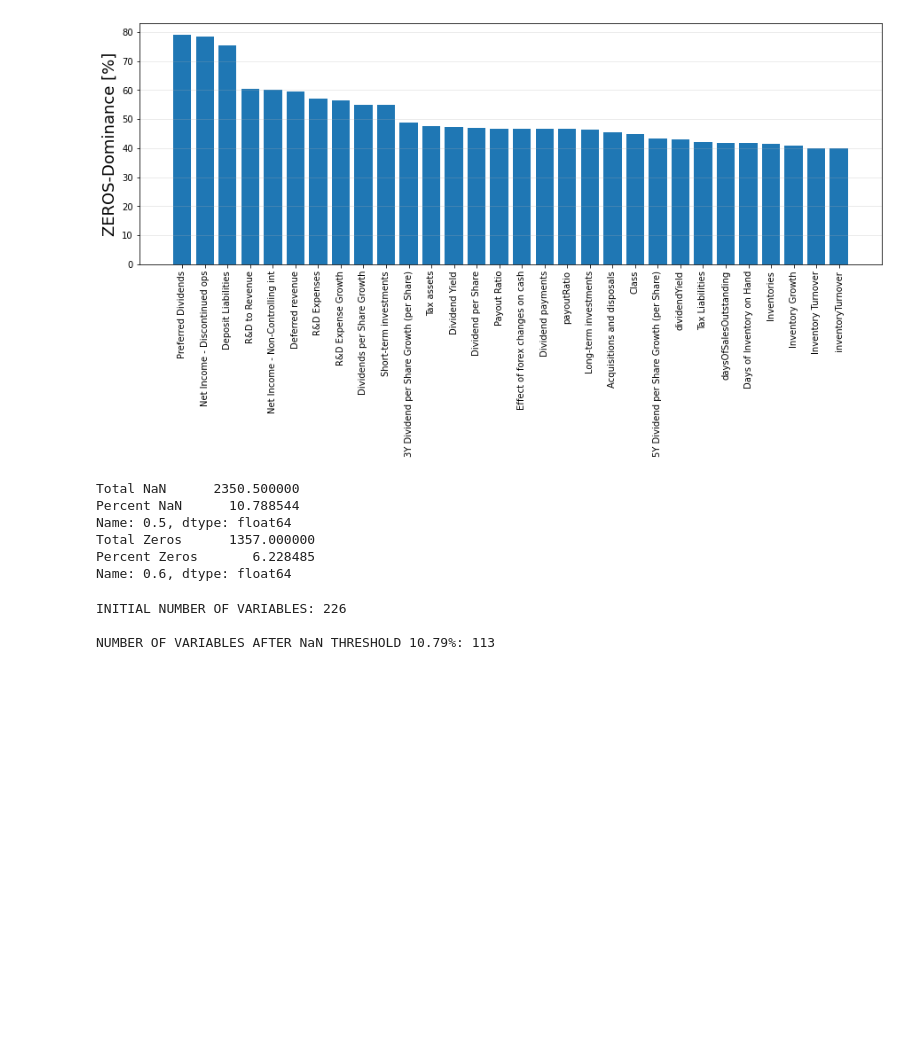
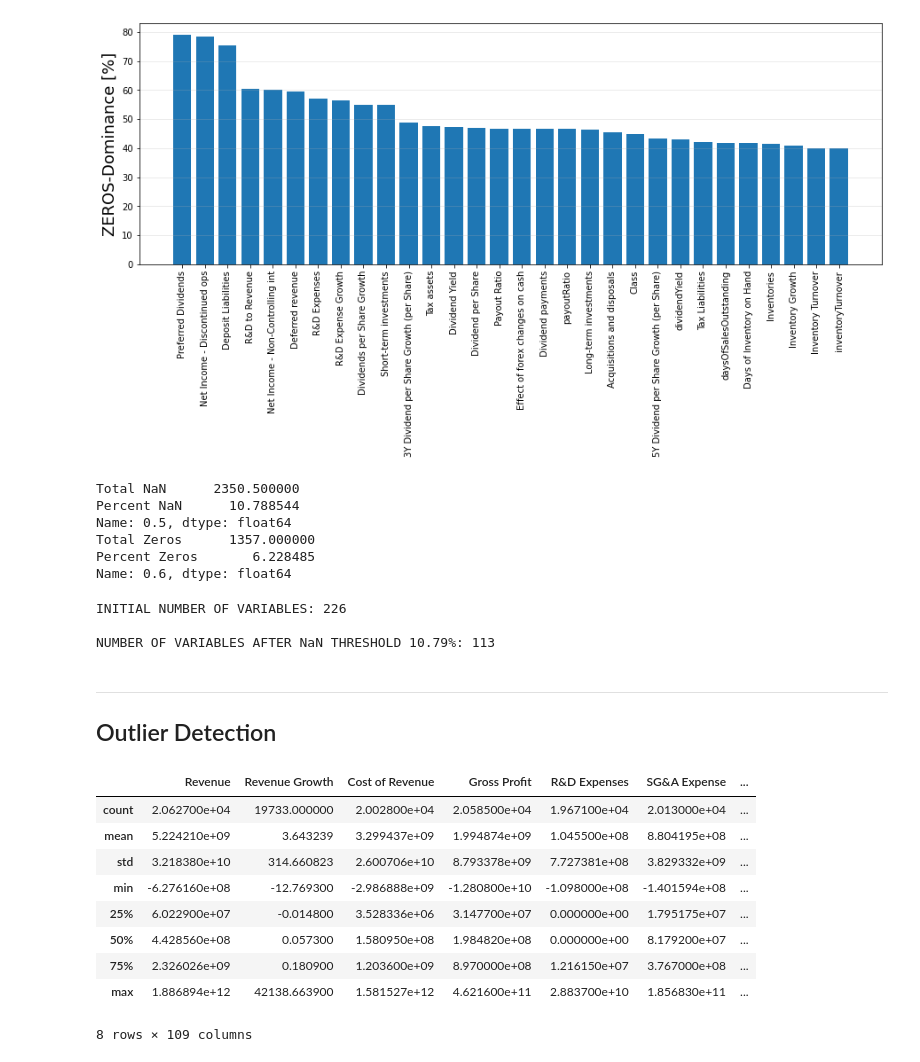
Before and after one commit to Simbonobo/economics, a Jupyter notebook: notebooks/Prediction.ipynb, the cells around one changed output. Drawn from its saved outputs; the diff is of its cells as text; code cells hidden in the pictures; blank space fills up the shorter version.

```diff
--- a/notebooks/Prediction.ipynb
+++ b/notebooks/Prediction.ipynb
@@ -185,3 +185,20 @@ print(f'NUMBER OF VARIABLES AFTER NaN THRESHOLD {thresh_nan:.2f}%: {df_postnan.s
 INITIAL NUMBER OF VARIABLES: 226
 
 NUMBER OF VARIABLES AFTER NaN THRESHOLD 10.79%: 113
+# %% [markdown]
+---
+
+## Outlier Detection
+# %%
+df_postnan.describe()
+# %% [output]
+|  | Revenue | Revenue Growth | Cost of Revenue | Gross Profit | R&D Expenses | SG&A Expense | ... |
+| count | 2.062700e+04 | 19733.000000 | 2.002800e+04 | 2.058500e+04 | 1.967100e+04 | 2.013000e+04 | ... |
+| mean | 5.224210e+09 | 3.643239 | 3.299437e+09 | 1.994874e+09 | 1.045500e+08 | 8.804195e+08 | ... |
+| std | 3.218380e+10 | 314.660823 | 2.600706e+10 | 8.793378e+09 | 7.727381e+08 | 3.829332e+09 | ... |
+| min | -6.276160e+08 | -12.769300 | -2.986888e+09 | -1.280800e+10 | -1.098000e+08 | -1.401594e+08 | ... |
+| 25% | 6.022900e+07 | -0.014800 | 3.528336e+06 | 3.147700e+07 | 0.000000e+00 | 1.795175e+07 | ... |
+| 50% | 4.428560e+08 | 0.057300 | 1.580950e+08 | 1.984820e+08 | 0.000000e+00 | 8.179200e+07 | ... |
+| 75% | 2.326026e+09 | 0.180900 | 1.203600e+09 | 8.970000e+08 | 1.216150e+07 | 3.767000e+08 | ... |
+| max | 1.886894e+12 | 42138.663900 | 1.581527e+12 | 4.621600e+11 | 2.883700e+10 | 1.856830e+11 | ... |
+8 rows × 109 columns
```
Also changed, not shown: parts of 5 cells of this notebook, 1 other file.
